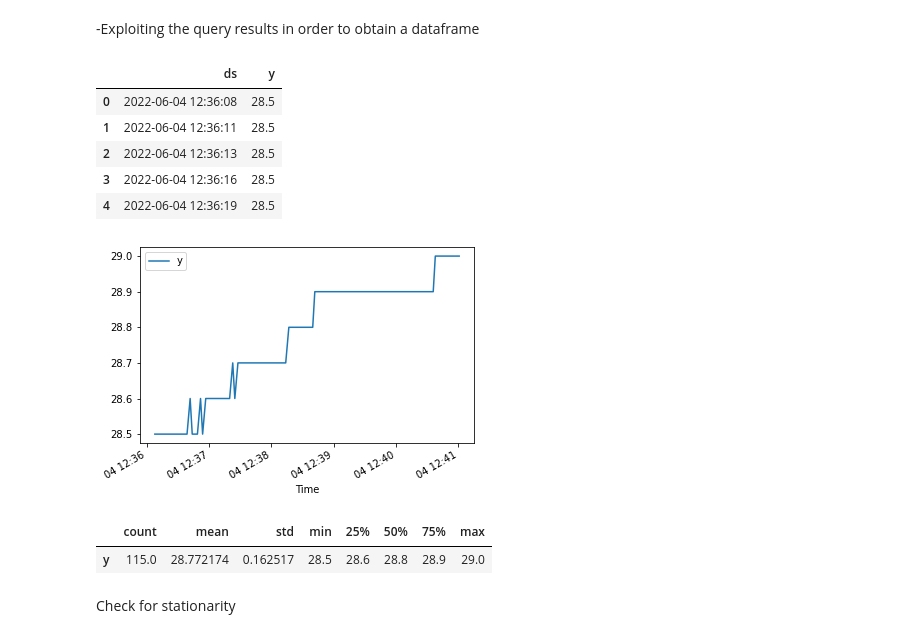
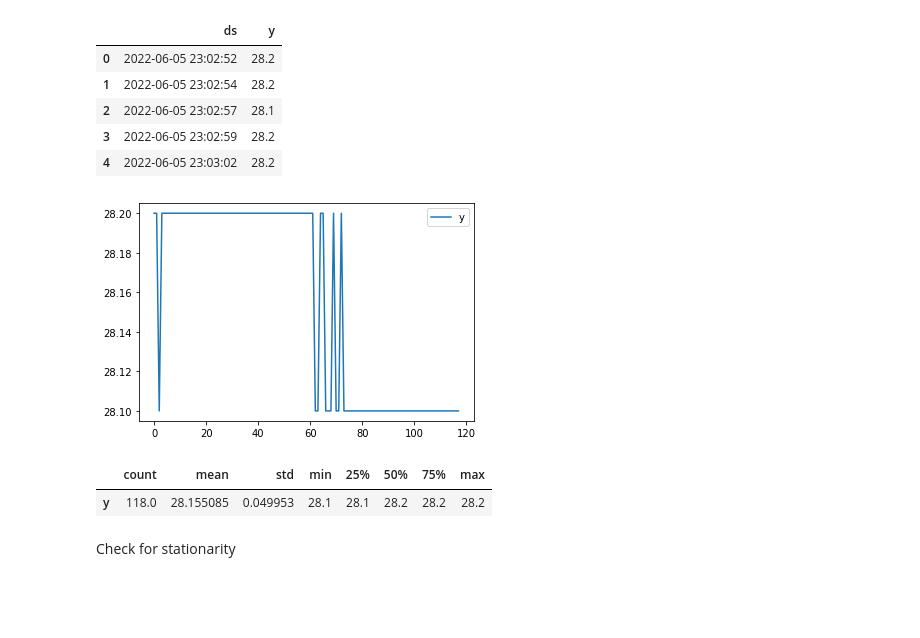
Before and after one commit to andreagurioli1995/IoT-Air-Quality-Monitoring-System, a Jupyter notebook: forecasting/forecasting-fbprophet.ipynb, the cells around one changed output. Saved outputs shown, nothing was run; the diff lists cells and outputs as text; code cells hidden in the pictures; blank space fills up the shorter version.

```diff
--- a/forecasting/forecasting-fbprophet.ipynb
+++ b/forecasting/forecasting-fbprophet.ipynb
@@ -53,2 +12,0 @@ result = client.query_api().query(org=org, query=query)
-# %% [markdown]
--Exploiting the query results in order to obtain a dataframe
@@ -65,30 +13,28 @@ df.head()
 # %%
 dataset_path = "/content/temp.csv"
 df = pd.read_csv(dataset_path)
-df["Time"]= pd.DatetimeIndex(df["Time"])
-#date_time = pd.to_datetime(df.pop('Time'), format='%Y-%m-%d %H:%M:%S')
-df.rename(columns={'Time':'ds','value {host="c8c9a3c96888", lat="44.59700012", lng="11.25300026"}':'y'},inplace=True)
+df["409151bfa0cc"]= pd.DatetimeIndex(df["409151bfa0cc"])
+df.rename(columns={'409151bfa0cc':'ds','409151bfa0cc.1':'y'},inplace=True)
 # %%
 df.head()
 # %% [output]
 |  | ds | y |
-| 0 | 2022-06-04 12:36:08 | 28.5 |
-| 1 | 2022-06-04 12:36:11 | 28.5 |
-| 2 | 2022-06-04 12:36:13 | 28.5 |
-| 3 | 2022-06-04 12:36:16 | 28.5 |
-| 4 | 2022-06-04 12:36:19 | 28.5 |
+| 0 | 2022-06-05 23:02:52 | 28.2 |
+| 1 | 2022-06-05 23:02:54 | 28.2 |
+| 2 | 2022-06-05 23:02:57 | 28.1 |
+| 3 | 2022-06-05 23:02:59 | 28.2 |
+| 4 | 2022-06-05 23:03:02 | 28.2 |
 # %%
 #evolution over time of our data
 plot_cols = ['y']
 plot_features = df[plot_cols]
-plot_features.index = date_time
 _ = plot_features.plot(subplots=True)
 # %% [output]
-[figure, old version]
+[figure, new version]
 # %%
 df.describe().transpose()
 # %% [output]
 |  | count | mean | std | min | 25% | 50% | 75% | max |
-| y | 115.0 | 28.772174 | 0.162517 | 28.5 | 28.6 | 28.8 | 28.9 | 29.0 |
+| y | 118.0 | 28.155085 | 0.049953 | 28.1 | 28.1 | 28.2 | 28.2 | 28.2 |
 # %%
 nrows = (len(df.values))
```
Also changed, not shown: parts of 13 cells of this notebook.
